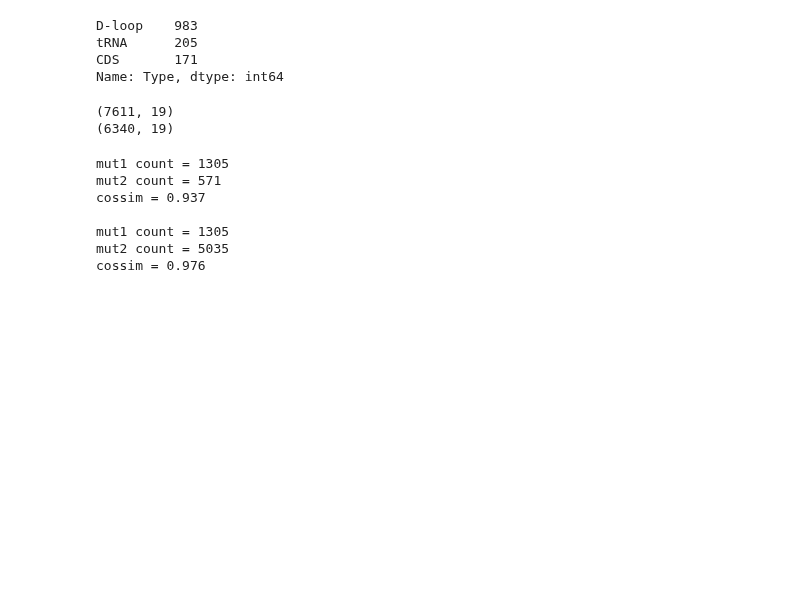
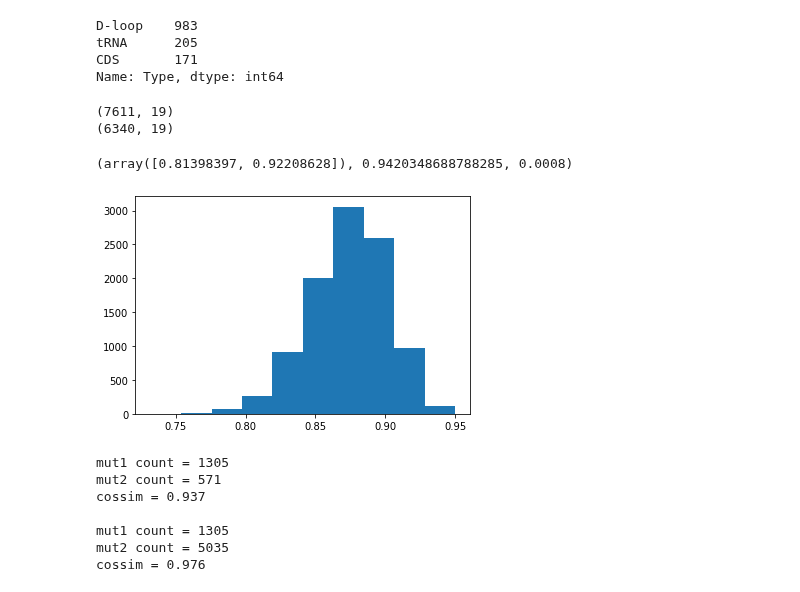
Before and after one commit to mitoclub/mtdnaMutSpecOfCancers, a Jupyter notebook: notebooks/mutspec.ipynb, the cells around one changed output. Cells and saved outputs as stored; diff of their text form; code cells hidden in the pictures; blank space fills up the shorter version.

```diff
--- a/notebooks/mutspec.ipynb
+++ b/notebooks/mutspec.ipynb
@@ -328,3 +369,13 @@ def cossimExDloop(mut1: pd.DataFrame, mut2: pd.DataFrame, sbs=None):
+# %%
+observed_cossim, pvalue, expected_cossims, confint = cossimExDloopSign(mut1, mut2, niters=5000)
+# %%
+confint, observed_cossim, pvalue
+# %% [output]
+(array([0.81398397, 0.92208628]), 0.9420348688788285, 0.0008)
+# %%
+plt.hist(expected_cossims);
+# %% [output]
+[figure, added]
 # %%
 # Low TurnOver VS High TurnOver
 
```
Also changed, not shown: parts of 11 cells of this notebook.
